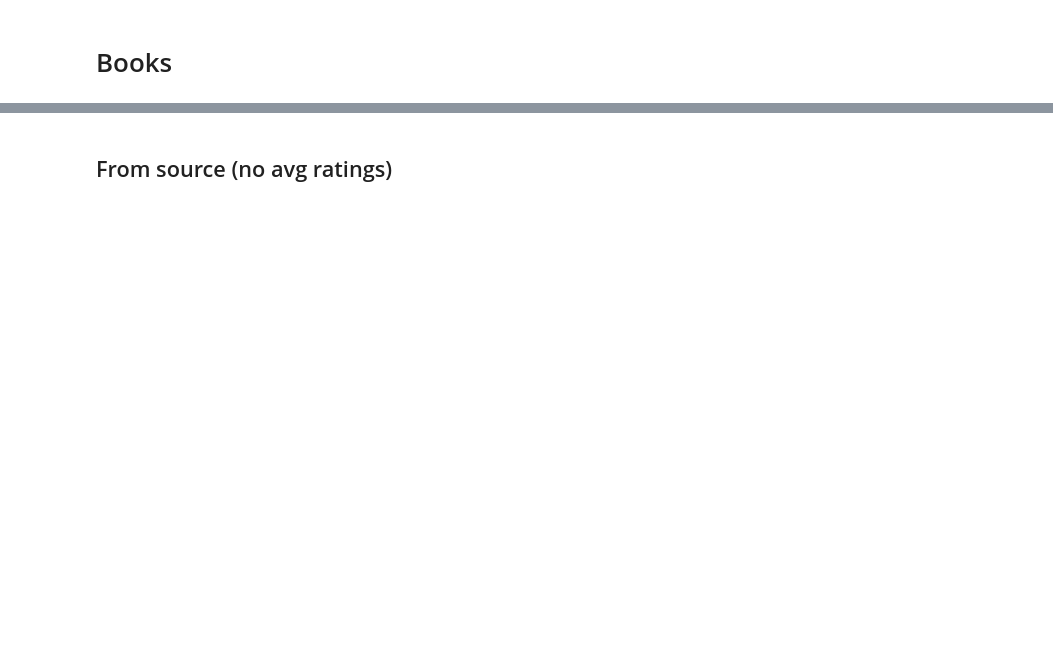
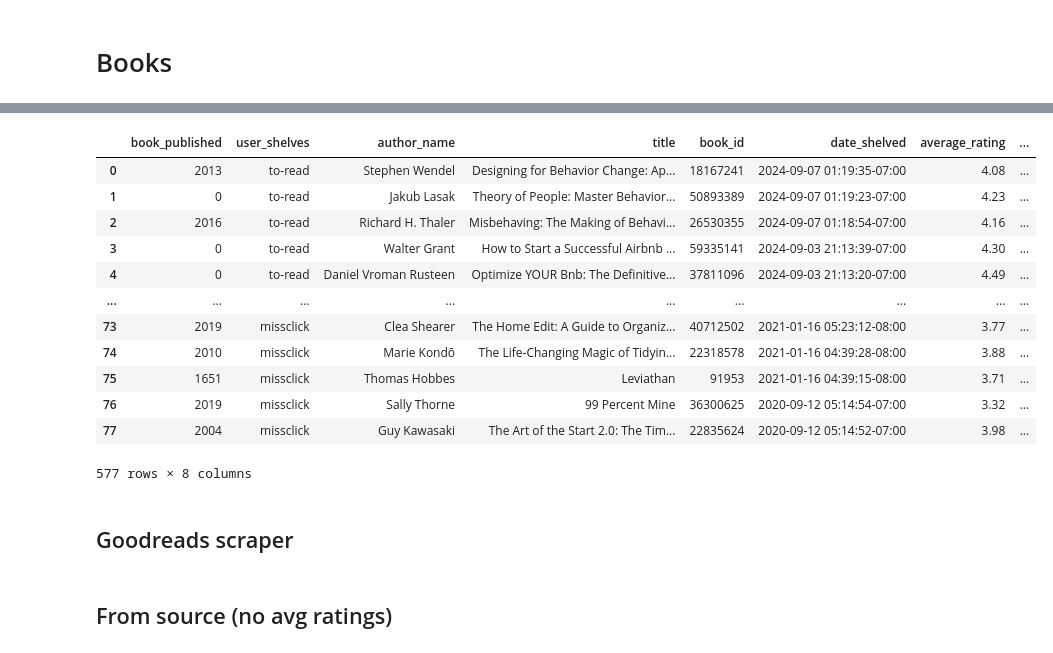
Before and after one commit to jgonzal1/jgonzal1.github.io, a Jupyter notebook: assets/📚.ipynb, the cells around one changed output, grey strips where cells are left out. Cells and saved outputs as stored; diff of their text form; code cells hidden in the pictures; blank space fills up the shorter version.

Commit message:
@ Books from RSS, # moved old rss files, - *.ignore.*

```diff
--- a/assets/📚.ipynb
+++ b/assets/📚.ipynb
@@ -2,0 +5,26 @@
+# %%
+import time
+import urllib
+from io import StringIO
+from bs4 import BeautifulSoup
+user_agent = "Mozilla/5.0 (Windows; U; Windows NT 5.1; en-US; rv:1.9.0.7) Gecko/2009021910 Firefox/3.0.7"
+url_prefix = "https://www.goodreads.com/review/list_rss/50196372?shelf=%23ALL%23&page="
+all_books_df = pd.DataFrame()
+previous_xml = ""
+for n in range(10): # starts in 0, but page in 1
+  url = url_prefix + str(n+1)
+  req = urllib.request.Request(url)
+  req.add_header('User-Agent', user_agent)
+  xml = urllib.request.urlopen(req).read().decode('utf-8')
+  if xml == previous_xml:
+    print("XML is the same, breaking at", n)
+    break
+  previous_xml = xml
+  try:
+    books_df = pd.read_xml(StringIO(xml), xpath=".//item")
+  except Exception as e:
+    print("Error at", str(n), ":", e)
+  fn = "../data/goodreads-javier-shelves-page-"+str(n+1)+".csv"
+  books_df.to_csv(fn)
+  all_books_df = pd.concat([all_books_df, books_df])
+print("n_books",len(all_books_df))
@@ -2,0 +53,31 @@
+# %%
+all_books_df["date_shelved"] = all_books_df["user_date_added"].apply(
+  lambda da: pd.to_datetime(
+    da, format='mixed' #'%a, %d %b %Y %H:%M:%S %Z'
+  )#.strftime('%Y%M%D%H%M')
+)
+all_books_df = all_books_df.fillna(0).astype({
+  "book_published": "int32"
+})
+
+latest_books_df = all_books_df[[
+  "book_published", "user_shelves", "author_name", "title", "book_id",
+  "date_shelved", "average_rating", "user_rating",  #!, "ratings_number" pending
+]].sort_values("date_shelved",ascending=False)
+latest_books_df
+# %% [output]
+|  | book_published | user_shelves | author_name | title | book_id | date_shelved | average_rating | ... |
+| 0 | 2013 | to-read | Stephen Wendel | Designing for Behavior Change: Ap... | 18167241 | 2024-09-07 01:19:35-07:00 | 4.08 | ... |
+| 1 | 0 | to-read | Jakub Lasak | Theory of People: Master Behavior... | 50893389 | 2024-09-07 01:19:23-07:00 | 4.23 | ... |
+| 2 | 2016 | to-read | Richard H. Thaler | Misbehaving: The Making of Behavi... | 26530355 | 2024-09-07 01:18:54-07:00 | 4.16 | ... |
+| 3 | 0 | to-read | Walter Grant | How to Start a Successful Airbnb ... | 59335141 | 2024-09-03 21:13:39-07:00 | 4.30 | ... |
+| 4 | 0 | to-read | Daniel Vroman Rusteen | Optimize YOUR Bnb: The Definitive... | 37811096 | 2024-09-03 21:13:20-07:00 | 4.49 | ... |
+| ... | ... | ... | ... | ... | ... | ... | ... | ... |
+| 73 | 2019 | missclick | Clea Shearer | The Home Edit: A Guide to Organiz... | 40712502 | 2021-01-16 05:23:12-08:00 | 3.77 | ... |
+| 74 | 2010 | missclick | Marie Kondō | The Life-Changing Magic of Tidyin... | 22318578 | 2021-01-16 04:39:28-08:00 | 3.88 | ... |
+| 75 | 1651 | missclick | Thomas Hobbes | Leviathan | 91953 | 2021-01-16 04:39:15-08:00 | 3.71 | ... |
+| 76 | 2019 | missclick | Sally Thorne | 99 Percent Mine | 36300625 | 2020-09-12 05:14:54-07:00 | 3.32 | ... |
+| 77 | 2004 | missclick | Guy Kawasaki | The Art of the Start 2.0: The Tim... | 22835624 | 2020-09-12 05:14:52-07:00 | 3.98 | ... |
+577 rows × 8 columns
+# %% [markdown]
+## Goodreads scraper
```
Also changed, not shown: parts of 11 cells of this notebook, 7 other files.
